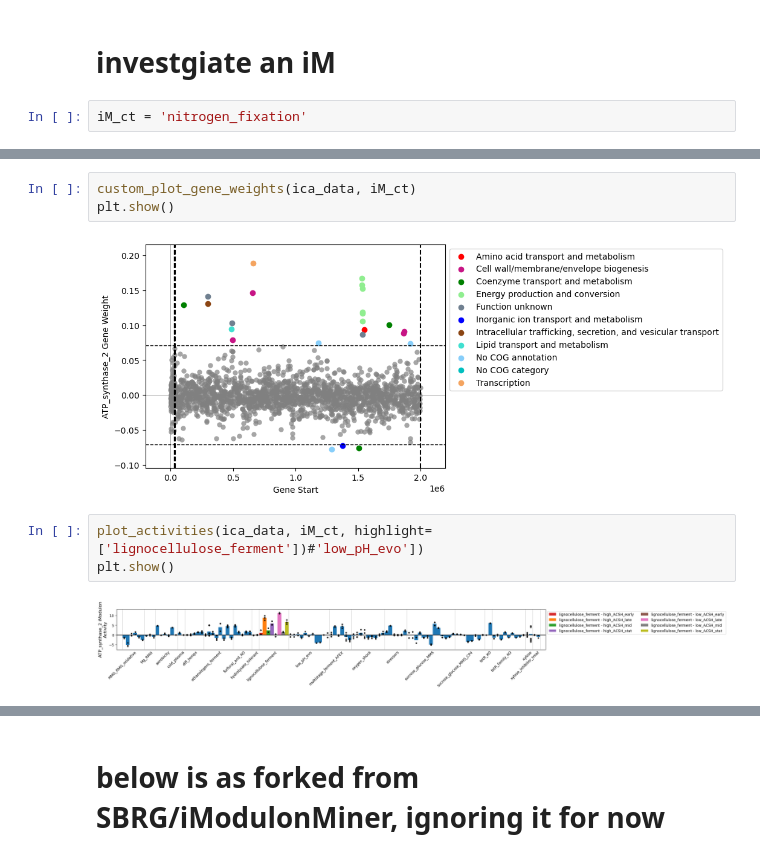
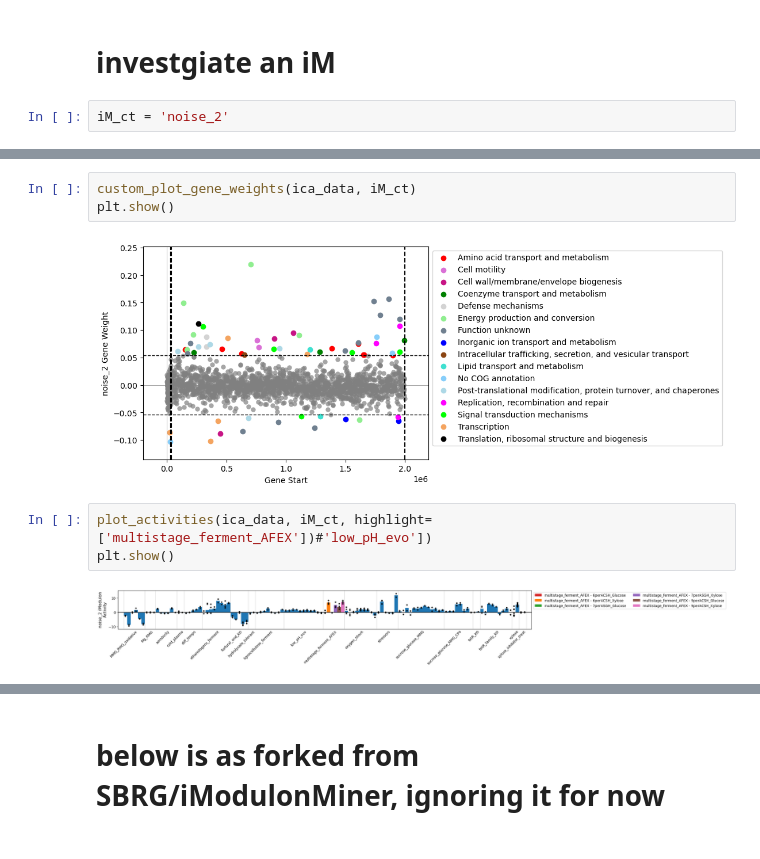
Before and after one commit to cristalzucsd/iModulonMiner, a Jupyter notebook: 5_characterize_iModulons/3_manual_iModulon_curation.ipynb, the cells around one changed output, grey strips where cells are left out. Cells and saved outputs as stored; diff of their text form.

Commit message:
small updates to characterizing some noise iMs

```diff
--- a/5_characterize_iModulons/3_manual_iModulon_curation.ipynb
+++ b/5_characterize_iModulons/3_manual_iModulon_curation.ipynb
@@ -267,6 +267,6 @@ def custom_plot_gene_weights(ica_data, imodulon, by="start", xaxis=None, xname="
 # %% [markdown]
 # investgiate an iM
 # %%
-iM_ct = 'nitrogen_fixation'
+iM_ct = 'noise_2'
 # %%
 pd.set_option('display.max_rows', 500)
@@ -295,12 +302,12 @@ plt.show()
 custom_plot_gene_weights(ica_data, iM_ct)
 plt.show()
 # %% [output]
-[figure, old version]
+[figure, new version]
 # %%
-plot_activities(ica_data, iM_ct, highlight=['lignocellulose_ferment'])#'low_pH_evo'])
+plot_activities(ica_data, iM_ct, highlight=['multistage_ferment_AFEX'])#'low_pH_evo'])
 plt.show()
 # %% [output]
-[figure, old version]
+[figure, new version]
 # %%
 out = metadata_enrichment(ica_data, iM_ct)
 out[out['q_value'] < 0.10]
```
Also changed, not shown: parts of 57 cells of this notebook, 9 other files.
